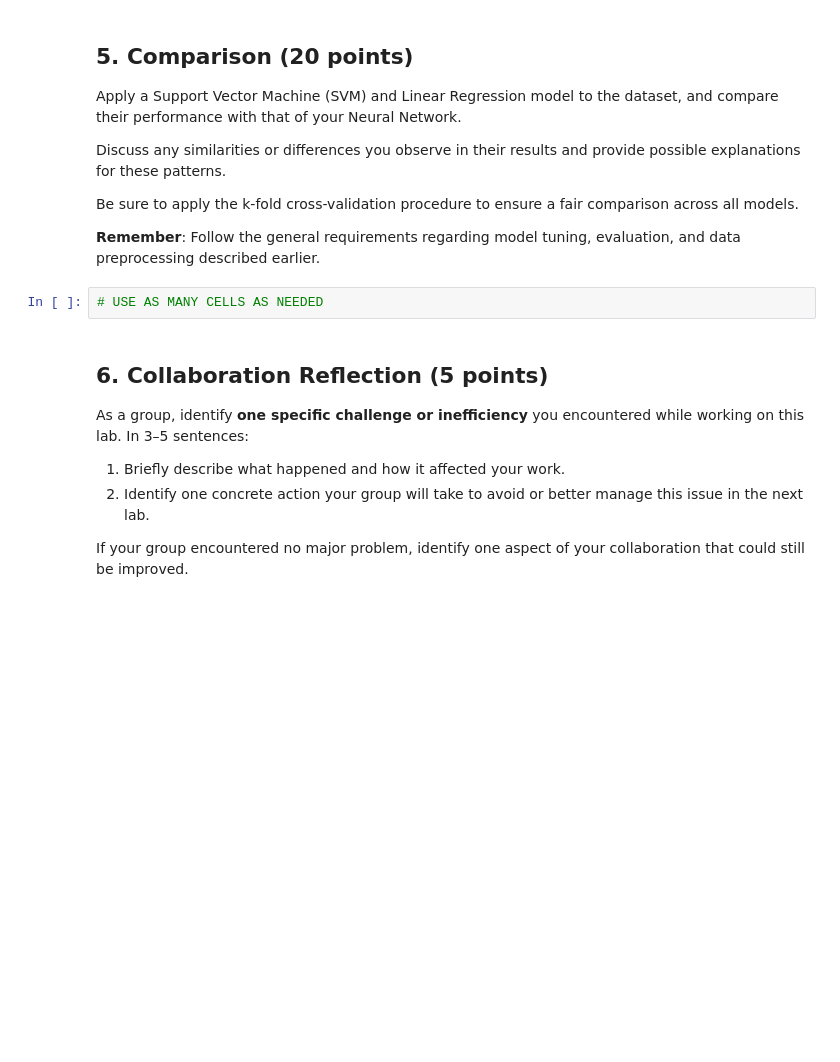
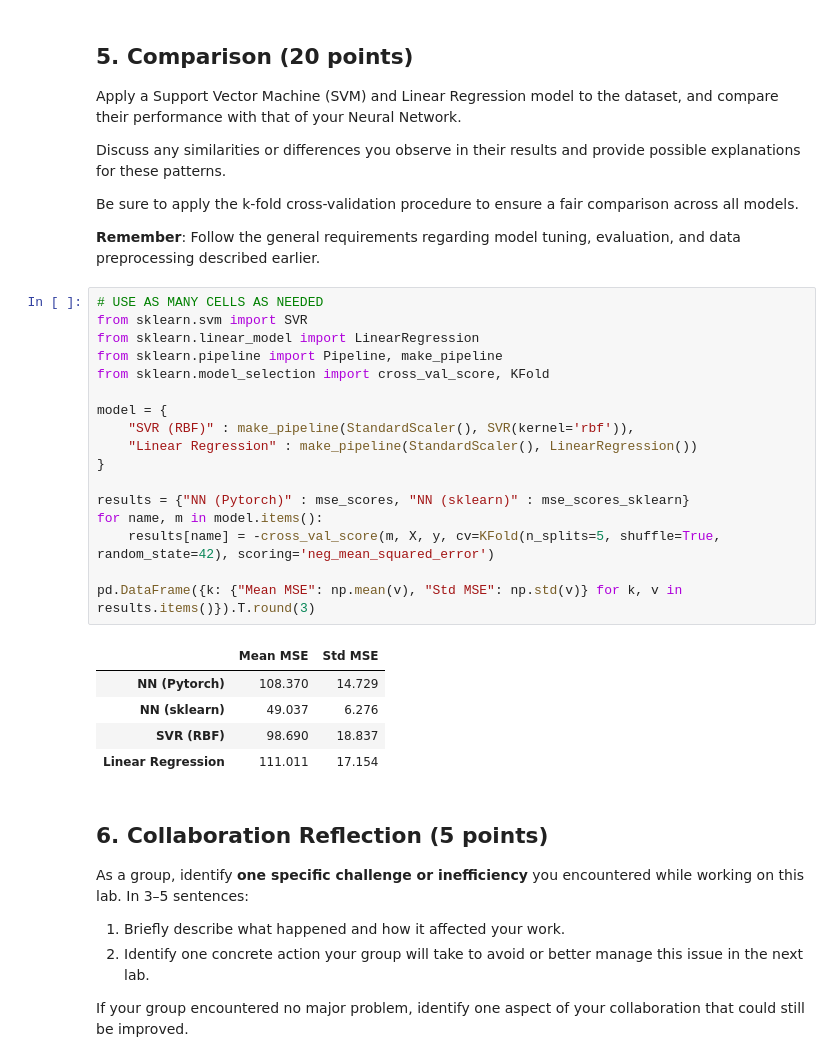
Before and after one commit to laine-goldmacher/ML-Labs, a Jupyter notebook: 05-neural-networks-real-data.ipynb, the cells around one changed output. Saved outputs shown, nothing was run; the diff lists cells and outputs as text; blank space fills up the shorter version.

Commit message:
Models for Section 5

```diff
--- a/05-neural-networks-real-data.ipynb
+++ b/05-neural-networks-real-data.ipynb
@@ -420,6 +420,27 @@ Be sure to apply the k-fold cross-validation procedure to ensure a fair comparis
 **Remember**: Follow the general requirements regarding model tuning, evaluation, and data preprocessing described earlier.
 # %%
 # USE AS MANY CELLS AS NEEDED
+from sklearn.svm import SVR
+from sklearn.linear_model import LinearRegression
+from sklearn.pipeline import Pipeline, make_pipeline
+from sklearn.model_selection import cross_val_score, KFold
+
+model = {
+    "SVR (RBF)" : make_pipeline(StandardScaler(), SVR(kernel='rbf')),
+    "Linear Regression" : make_pipeline(StandardScaler(), LinearRegression())
+}
+
+results = {"NN (Pytorch)" : mse_scores, "NN (sklearn)" : mse_scores_sklearn}
+for name, m in model.items():
+    results[name] = -cross_val_score(m, X, y, cv=KFold(n_splits=5, shuffle=True, random_state=42), scoring='neg_mean_squared_error')
+
+pd.DataFrame({k: {"Mean MSE": np.mean(v), "Std MSE": np.std(v)} for k, v in results.items()}).T.round(3)
+# %% [output]
+|  | Mean MSE | Std MSE |
+| NN (Pytorch) | 108.370 | 14.729 |
+| NN (sklearn) | 49.037 | 6.276 |
+| SVR (RBF) | 98.690 | 18.837 |
+| Linear Regression | 111.011 | 17.154 |
 # %% [markdown]
 ## 6. Collaboration Reflection (5 points)
 
```
Also changed, not shown: parts of 2 cells of this notebook.
